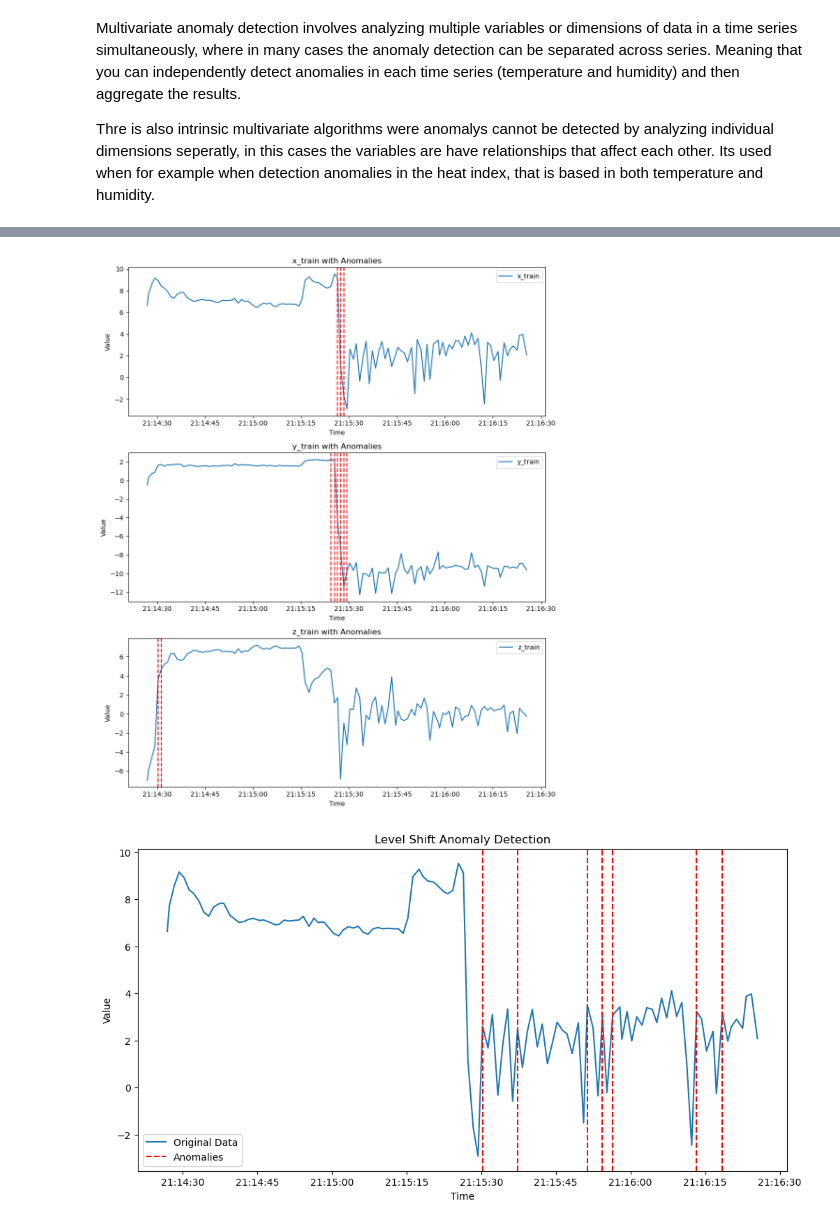
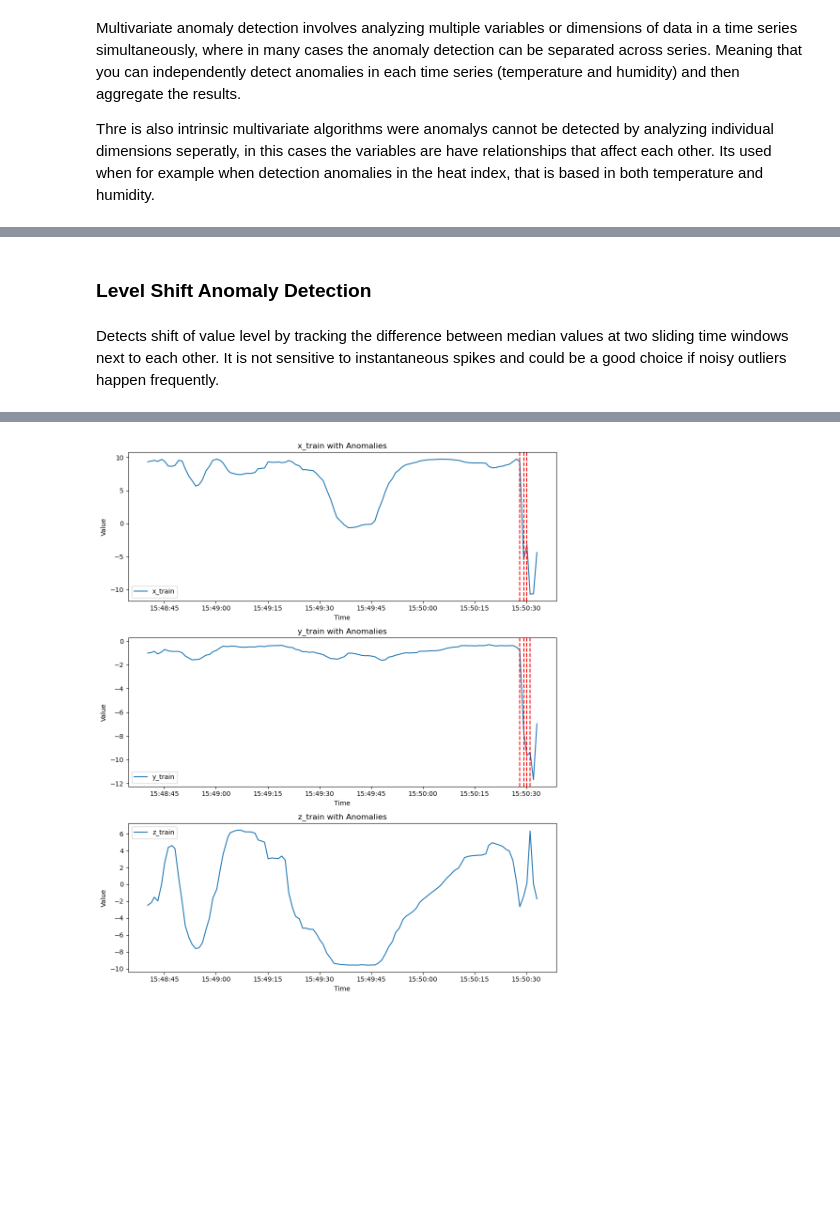
Before and after one commit to JPSSA/move.id, a Jupyter notebook: AA/Anomaly_Detection_Toolkit.ipynb, the cells around one changed output, grey strips where cells are left out. Drawn from its saved outputs; the diff is of its cells as text; code cells hidden in the pictures; blank space fills up the shorter version.

Commit message:
Adtk mqtt implementation part 1

```diff
--- a/AA/Anomaly_Detection_Toolkit.ipynb
+++ b/AA/Anomaly_Detection_Toolkit.ipynb
@@ -32,14 +32,12 @@ Multivariate anomaly detection involves analyzing multiple variables or dimensio
 Thre is also intrinsic multivariate algorithms were anomalys cannot be detected by analyzing individual dimensions seperatly, in this cases the variables are have relationships that affect each other. Its used when for example when detection anomalies in the heat index, that is based in both temperature and humidity.
 # %%
 # Load the dataset
-sleeping_data = pd.read_csv("sleeping_data_not_normal.csv")
+sleeping_data = pd.read_csv("normal_data_accelerometer.csv")
 
 # convert to pandas date time
 sleeping_data['date'] = pd.to_datetime(sleeping_data['date'])
 # Convert the 'date' column to datetime and set it as the index
 sleeping_data = sleeping_data.set_index("date")
-
-print(sleeping_data)
 
 # get each axix data
 x_axis_data = sleeping_data["x"]
@@ -69,26 +51,54 @@ date
+# %% [markdown]
+### Level Shift Anomaly Detection
+# %% [markdown]
+Detects shift of value level by tracking the difference between median values at two sliding time windows next to each other. It is not sensitive to instantaneous spikes and could be a good choice if noisy outliers happen frequently.
 # %%
 import matplotlib.pyplot as plt
 from adtk.detector import LevelShiftAD
 
-# Assuming anomalies_x, anomalies_y, and anomalies_z are your anomaly detection results for x_train, y_train, and z_train respectively
-# You need to replace anomalies_x, anomalies_y, and anomalies_z with your actual anomaly detection results
-
 # Create and fit the LevelShiftAD detector for x_train
-level_shift_ad_x = LevelShiftAD(c=6.0, side='both', window=4)
+level_shift_ad_x = LevelShiftAD(c=6.0, side='both', window=3)
 anomalies_x = level_shift_ad_x.fit_detect(x_train)
 
 # Create and fit the LevelShiftAD detector for y_train
-level_shift_ad_y = LevelShiftAD(c=6.0, side='both', window=4)
+level_shift_ad_y = LevelShiftAD(c=6.0, side='both', window=3)
 anomalies_y = level_shift_ad_y.fit_detect(y_train)
 
 # Create and fit the LevelShiftAD detector for z_train
-level_shift_ad_z = LevelShiftAD(c=6.0, side='both', window=4)
+level_shift_ad_z = LevelShiftAD(c=6.0, side='both', window=3)
 anomalies_z = level_shift_ad_z.fit_detect(z_train)
 
 # Filter out NaN values from anomalies
 non_nan_anomalies_x = anomalies_x.dropna()
 non_nan_anomalies_y = anomalies_y.dropna()
 non_nan_anomalies_z = anomalies_z.dropna()
+
+
+
+
+anomalies_x_dates = []
+anomalies_y_dates = []
+anomalies_z_dates = []
+
+# Append the dates of the anomalies of the x-axis
+for anomaly_idx, anomaly in non_nan_anomalies_x.items():
+    if anomaly:
+        anomalies_x_dates.append(anomaly_idx)
+
+# Append the dates of the anomalies of the y-axis
+for anomaly_idx, anomaly in non_nan_anomalies_y.items():
+    if anomaly:
+        anomalies_y_dates.append(anomaly_idx)
+
+# Append the dates of the anomalies of the z-axis
+for anomaly_idx, anomaly in non_nan_anomalies_z.items():
+    if anomaly:
+        anomalies_z_dates.append(anomaly_idx)
+
+ # Example usage:
+print("Anomalies in X-axis:", anomalies_x_dates)
+print("Anomalies in Y-axis:", anomalies_y_dates)
+print("Anomalies in Z-axis:", anomalies_z_dates)
 
 # Create a figure with three subplots
 fig, axs = plt.subplots(3, 1, figsize=(10, 12))
@@ -129,24 +142 @@ plt.show()
-[figure, old version]
+[figure, new version]
-# %%
-from adtk.detector import PersistAD
-persist_ad = PersistAD(c=1.0, side='positive')
-anomalies = persist_ad.fit_detect(x_train)
-
-non_nan_anomalies = anomalies.dropna()
-
-# Plot the training data
-plt.figure(figsize=(12, 6))
-plt.plot(x_train, label='Original Data')
-
-# Plot vertical lines for non-NaN anomalies
-for anomaly_idx, anomaly in non_nan_anomalies.items():
-    if anomaly:  # Check if the anomaly is True
-        plt.axvline(x=anomaly_idx, color='red', linestyle='--')
-
-plt.title('Level Shift Anomaly Detection')
-plt.xlabel('Time')
-plt.ylabel('Value')
-plt.legend(['Original Data', 'Anomalies'])  # Provide legend labels here
-plt.show()
-# %% [output]
-[figure, removed]
```
Also changed, not shown: parts of 9 cells of this notebook, 5 other files.
